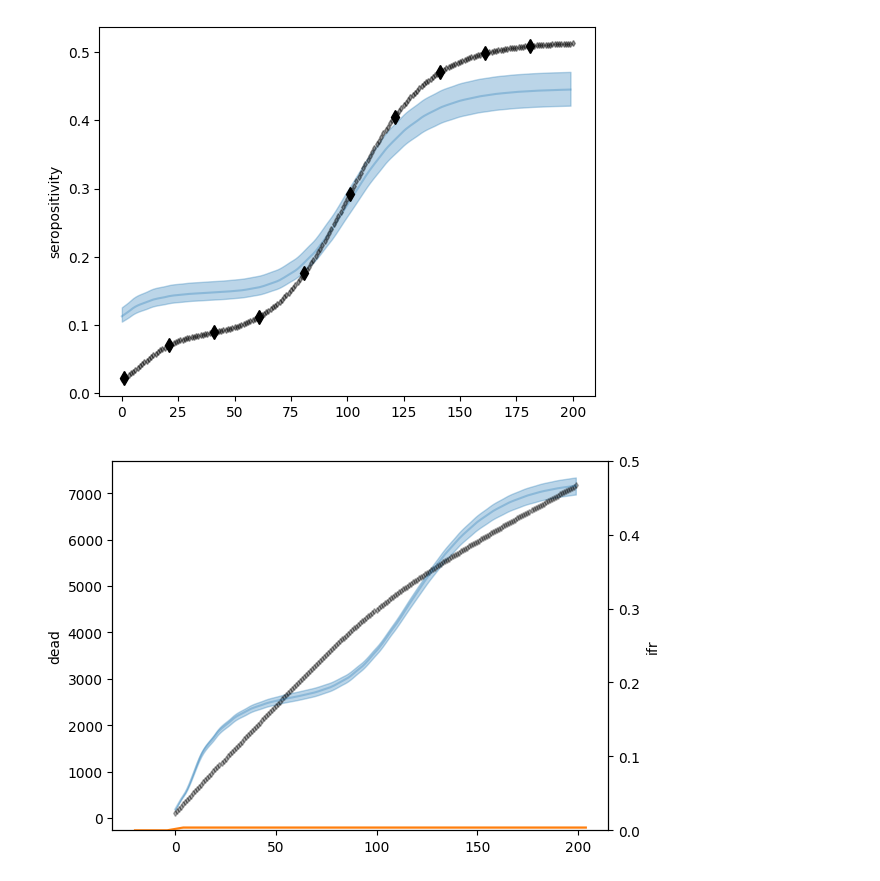
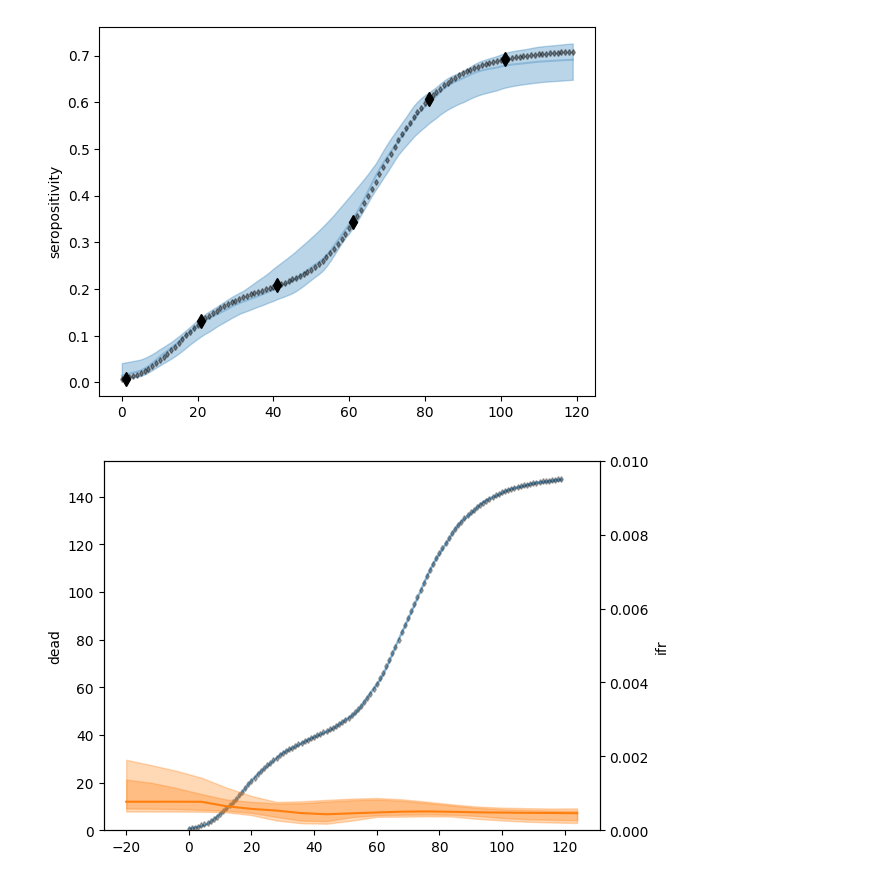
Before and after one commit to waldie11/covid19_ode_inference, a Jupyter notebook: notebooks/seropositivity_model.ipynb, the cells around one changed output. Saved outputs shown, nothing was run; the diff lists cells and outputs as text; code cells hidden in the pictures.

Commit message:
nsirsd with reverse time sigmoidal cp ifr

```diff
--- a/notebooks/seropositivity_model.ipynb
+++ b/notebooks/seropositivity_model.ipynb
@@ -40,3 +10,19 @@ time=t_cases_data
+# %%
+id_func = lambda x: x
+remove_beg_end = lambda x: x[1:-1]
+data1 = np.loadtxt("example2.csv", skiprows=1, delimiter=",", converters={0:id_func, 1:remove_beg_end, 2:remove_beg_end})
+data2 = np.loadtxt("example2_SIR.csv", skiprows=1, delimiter=",", converters={0:id_func, 1:remove_beg_end, 2:remove_beg_end, 3:remove_beg_end, 4:remove_beg_end, 5:remove_beg_end})
+N=100_000
+until=120
+cases_data = data1[:until, 2]
+t_cases_data = np.arange(len(cases_data))
+seropos_data = (1 - data2[:until, 1]/N)
+dead_data = np.cumsum(data2[:until+1,3]*0.0005)[1:]
+t_seropos_data = np.array([1,75,180])
+t_seropos_data = np.array(list(range(1,until,20)))
+seropos_data_subs = seropos_data[t_seropos_data]
+len_sim = len(cases_data)
+time=t_cases_data
 # %%
 model = cov19_ode.examples.model_cases_seropositivity_dead(
     N,
@@ -48,9 +34,9 @@ model = cov19_ode.examples.model_cases_seropositivity_dead(
     sim_model=False,
     fact_subs=8,
 #     cp_reporting_kwargs=dict(num_cps=7),
-    cp_reporting_kwargs=dict(num_cps=3,cp_interval=50.),
-    cp_R_kwargs=dict(num_cps=7),
-    cp_fatality_kwargs=dict(num_cps=2,cp_interval=1.),
+    cp_reporting_kwargs=dict(num_cps=3,cp_interval=27.),
+    cp_R_kwargs=dict(num_cps=3,cp_interval=27.),
+    cp_fatality_kwargs=dict(num_cps=3,cp_interval=30.),
 )
 # %%
 
@@ -100,9 +94,9 @@ init_dict = get_initial_random_points(num_chains, model = cov19_ode.examples.mod
     sim_model=False,
     fact_subs=8,
 #     cp_reporting_kwargs=dict(num_cps=7),
-    cp_reporting_kwargs=dict(num_cps=3,cp_interval=50.),
-    cp_R_kwargs=dict(num_cps=7),
-    cp_fatality_kwargs=dict(num_cps=2,cp_interval=1.),
+    cp_reporting_kwargs=dict(num_cps=3,cp_interval=27.),
+    cp_R_kwargs=dict(num_cps=3,cp_interval=27.),
+    cp_fatality_kwargs=dict(num_cps=3,cp_interval=30.),
     truncater=pm.Truncated
 ))
 
@@ -110,7 +104,7 @@ idata_gen = cov19_ode.custom_sample.my_sample(
 # idata_gen = pm.sample(
     model=model,
     tune=500,
-    draws=100,
+    draws=200,
     cores=num_chains,
     discard_tuned_samples=False,
     nuts_sampler="mynumpyro",
@@ -184,27 +188,28 @@ plt.plot(seropos_data, marker="d", color="black", ls="", ms=3, alpha=0.4);
 plt.plot(t_seropos_data, seropos_data[t_seropos_data], marker="d", color="black", ls="", ms=7);
 plt.ylabel("seropositivity");
 # %% [output]
-[figure, old version]
+[figure, new version]
 # %%
 dead_inferred = idata.posterior["Dead_t"].to_numpy().reshape((-1, len_sim))
 
 plt.plot(t_cases_data, dead_data, marker="d", color="black", ls="", ms=3, alpha=0.3);
 plt.fill_between(time, *np.percentile(dead_inferred, q=(2.5,97.5), axis=0), color="tab:blue", alpha = 0.3)
 plt.plot(time, np.median(dead_inferred, axis=0), color="tab:blue", alpha = 0.3)
 plt.ylabel("dead");
 
-# TODO reverse time cp approach -> pull towards 0 deaths, esp in future
 t_ode = np.arange(-20,len_sim+8,8)
 ifr_inferred = idata.posterior["ifr_t"].to_numpy().reshape((-1, int(np.ceil((len_sim+20+8)/8))))
 
 ax = plt.gca()
 ax2 = ax.twinx()
 ax2.fill_between(t_ode, *np.percentile(ifr_inferred, q=(2.5,97.5), axis=0), color="C1", alpha = 0.3,zorder=-2)
+ax2.fill_between(t_ode, *np.percentile(ifr_inferred, q=(15,85), axis=0), color="C1", alpha = 0.3,zorder=-2)
 ax2.plot(t_ode, np.median(ifr_inferred, axis=0), color="C1")
 ax2.set_ylabel("ifr")
-ax2.set_ylim((0,0.5));
+ax.set_ylim((0))
+ax2.set_ylim((0,0.01));
 # %% [output]
-[figure, old version]
+[figure, new version]
 # %%
 f, axes = plt.subplots(3,1, figsize = (10,6))
 t_solve_ODE = model.coords["t_solve_ODE"]
```
Also changed, not shown: parts of 10 cells of this notebook, 2 other files.
